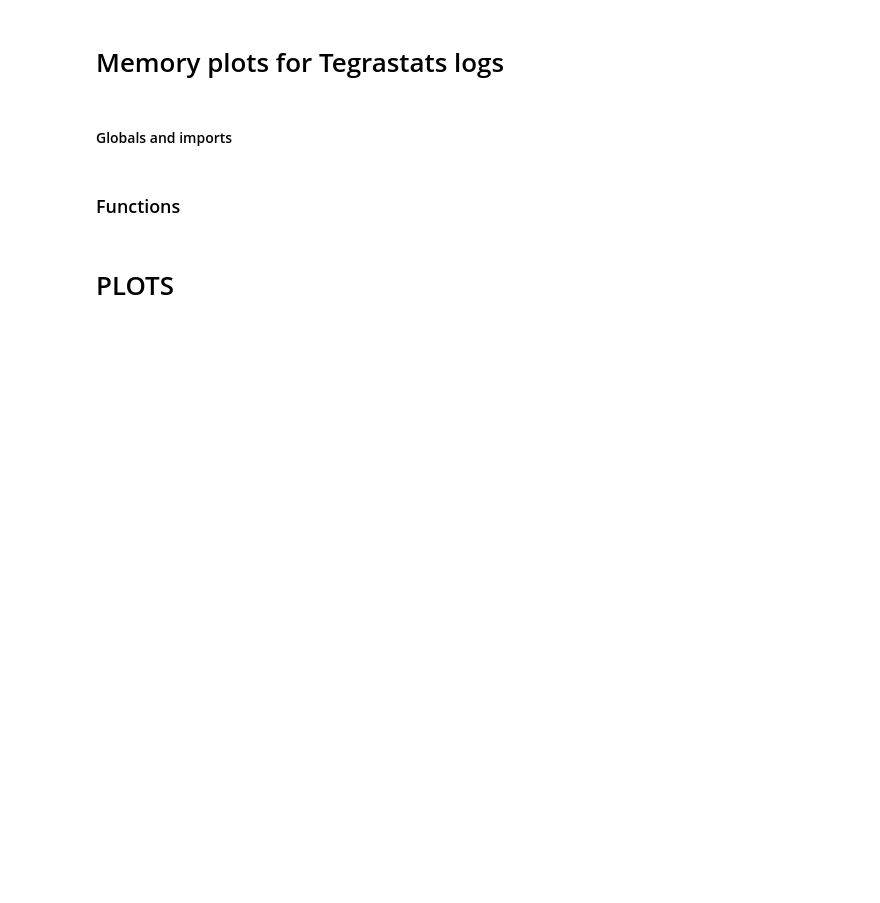
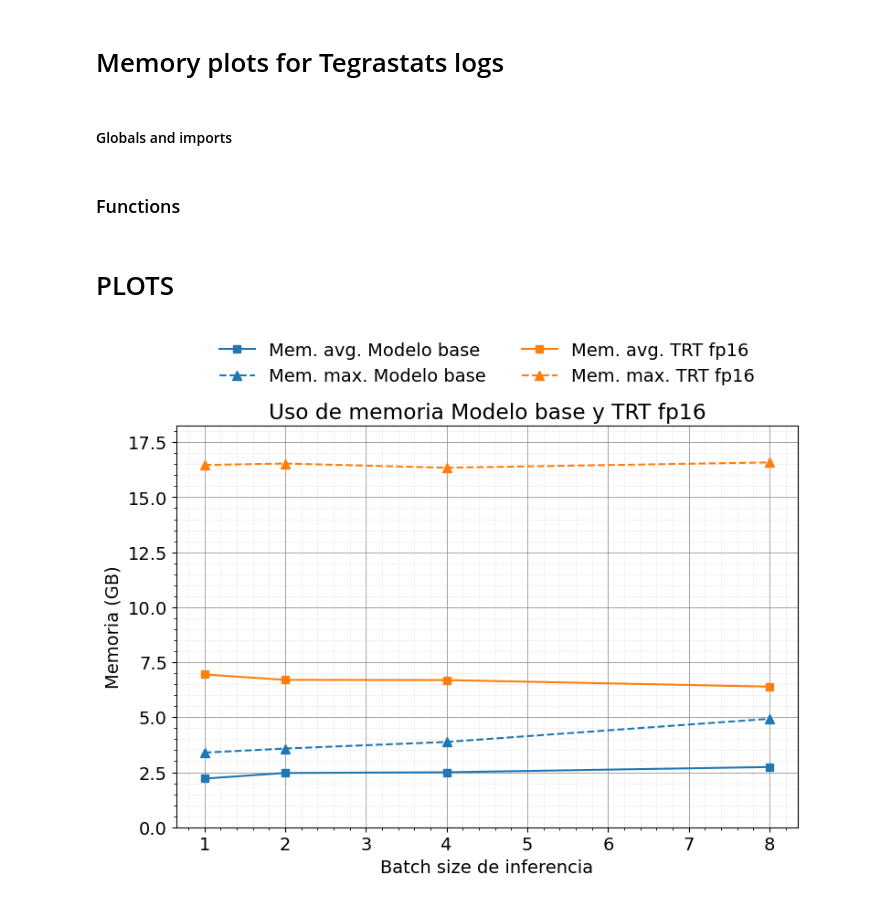
Before and after one commit to Juanx65/SalmonsTRT, a Jupyter notebook: graphs/plot_memory_from_tegrastats_logs.ipynb, the cells around one changed output. Saved outputs shown, nothing was run; the diff lists cells and outputs as text; code cells hidden in the pictures; blank space fills up the shorter version.

Commit message:
graph memory update

```diff
--- a/graphs/plot_memory_from_tegrastats_logs.ipynb
+++ b/graphs/plot_memory_from_tegrastats_logs.ipynb
@@ -710,27 +784,29 @@ plot_memory_mixed_layout(
 # %%
 # COMPARE TWO MEMORY TESTS
 
 PLATFORM = 'Jetson Orin AGX'
-POWER_MODE = 'PM0'
+POWER_MODE = 'PM2'
 NETWORK = 'yolov8l'
 OPTIMIZATION = 'TRT fp16'
 
-data_bs_1 =  read_data('../outputs/tegrastats_log/_bs_1_PM0_OPLVL3.txt')
-data_bs_2 = read_data('../outputs/tegrastats_log/_bs_2_PM0_OPLVL3.txt')
-data_bs_4 = read_data('../outputs/tegrastats_log/_bs_4_PM0_OPLVL3.txt')
-data_bs_8 = read_data('../outputs/tegrastats_log/_bs_8_PM0_OPLVL3.txt')
+data_bs_1 =  read_data('../outputs/tegrastats_log/_bs_1_PM2_OPLVL3.txt')
+data_bs_2 = read_data('../outputs/tegrastats_log/_bs_2_PM2_OPLVL3.txt')
+data_bs_4 = read_data('../outputs/tegrastats_log/_bs_4_PM2_OPLVL3.txt')
+data_bs_8 = read_data('../outputs/tegrastats_log/_bs_8_PM2_OPLVL3.txt')
 
-data_bs_1_fp16 =  read_data('../outputs/tegrastats_log/--trt_bs_1_PM0_OPLVL3.txt')
-data_bs_2_fp16 = read_data('../outputs/tegrastats_log/--trt_bs_2_PM0_OPLVL3.txt')
-data_bs_4_fp16 = read_data('../outputs/tegrastats_log/--trt_bs_4_PM0_OPLVL3.txt')
-data_bs_8_fp16 = read_data('../outputs/tegrastats_log/--trt_bs_8_PM0_OPLVL3.txt')
+data_bs_1_fp16 =  read_data('../outputs/tegrastats_log/--trt_bs_1_PM2_OPLVL3.txt')
+data_bs_2_fp16 = read_data('../outputs/tegrastats_log/--trt_bs_2_PM2_OPLVL3.txt')
+data_bs_4_fp16 = read_data('../outputs/tegrastats_log/--trt_bs_4_PM2_OPLVL3.txt')
+data_bs_8_fp16 = read_data('../outputs/tegrastats_log/--trt_bs_8_PM2_OPLVL3.txt')
 
 # Graficar los datos
 plot_memory_single_figure(
     [[ data_bs_1, data_bs_2, data_bs_4,data_bs_8],
     [ data_bs_1_fp16, data_bs_2_fp16, data_bs_4_fp16,data_bs_8_fp16]
     ],
     [ 1,2,4,8]
     ,['Modelo base', 'TRT fp16'],
     "Uso de memoria Modelo base y TRT fp16"
 )
+# %% [output]
+[figure, added]
```
Also changed, not shown: parts of 7 cells of this notebook.
